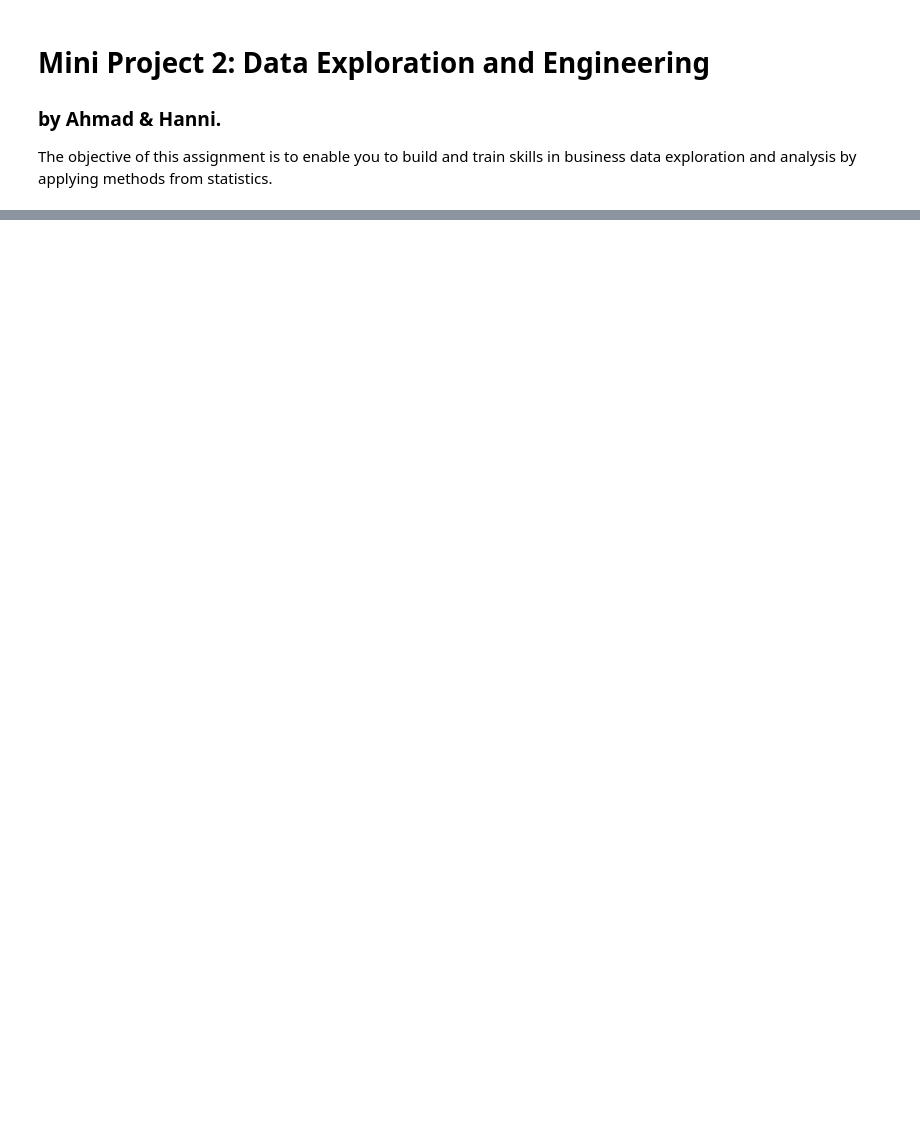
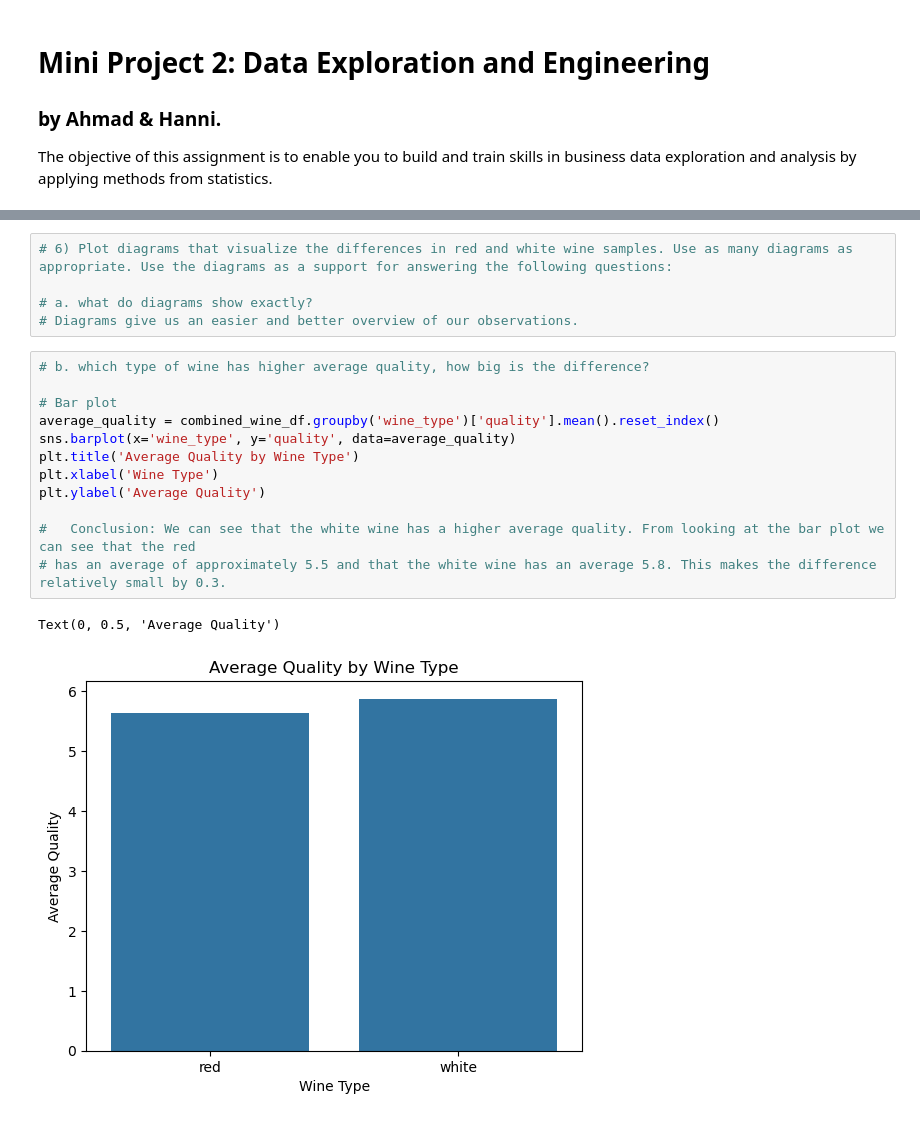
Before and after one commit to AhmadAlkaseb/BI, a Jupyter notebook: MiniProjekt2/data/MiniProjekt2V1.ipynb, the cells around one changed output, grey strips where cells are left out. Cells and saved outputs as stored; diff of their text form; blank space fills up the shorter version.

```diff
--- a/MiniProjekt2/data/MiniProjekt2V1.ipynb
+++ b/MiniProjekt2/data/MiniProjekt2V1.ipynb
@@ -31,0 +166,20 @@ dtype: int64
+# %%
+# 6) Plot diagrams that visualize the differences in red and white wine samples. Use as many diagrams as appropriate. Use the diagrams as a support for answering the following questions:
+
+# a. what do diagrams show exactly?
+# Diagrams give us an easier and better overview of our observations.
+# %%
+# b. which type of wine has higher average quality, how big is the difference?
+
+# Bar plot
+average_quality = combined_wine_df.groupby('wine_type')['quality'].mean().reset_index()
+sns.barplot(x='wine_type', y='quality', data=average_quality)
+plt.title('Average Quality by Wine Type')
+plt.xlabel('Wine Type')
+plt.ylabel('Average Quality')
+
+#   Conclusion: We can see that the white wine has a higher average quality. From looking at the bar plot we can see that the red
+# has an average of approximately 5.5 and that the white wine has an average 5.8. This makes the difference relatively small by 0.3.
+# %% [output]
+Text(0, 0.5, 'Average Quality')
+[figure, added]
```
Also changed, not shown: parts of 30 cells of this notebook.
